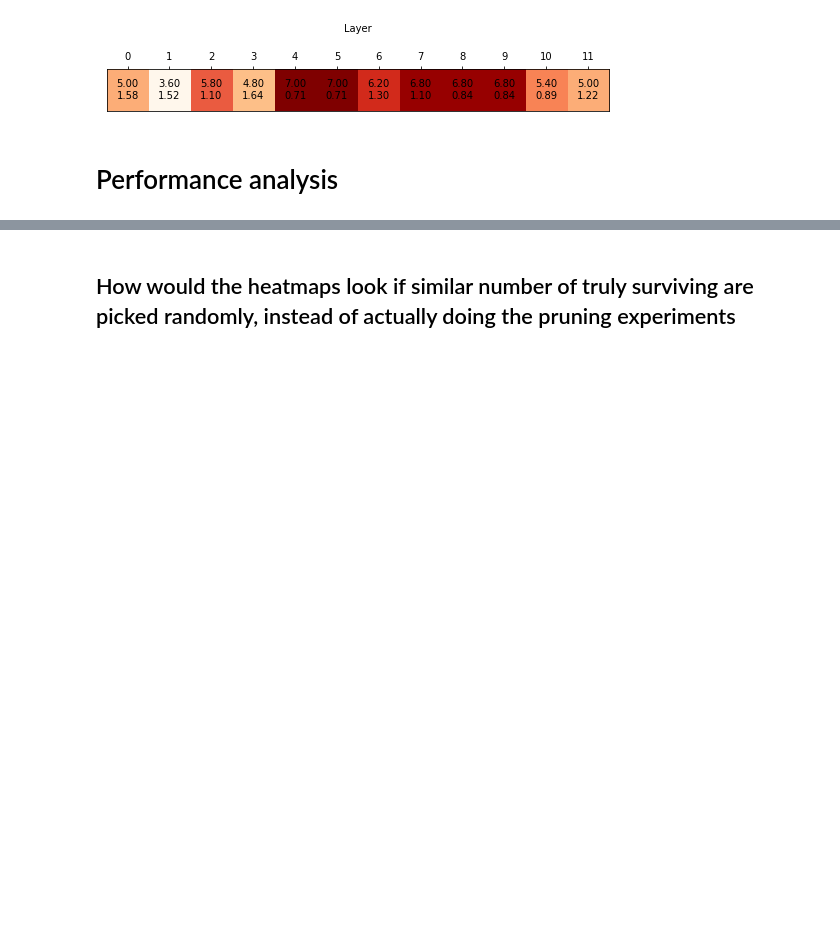
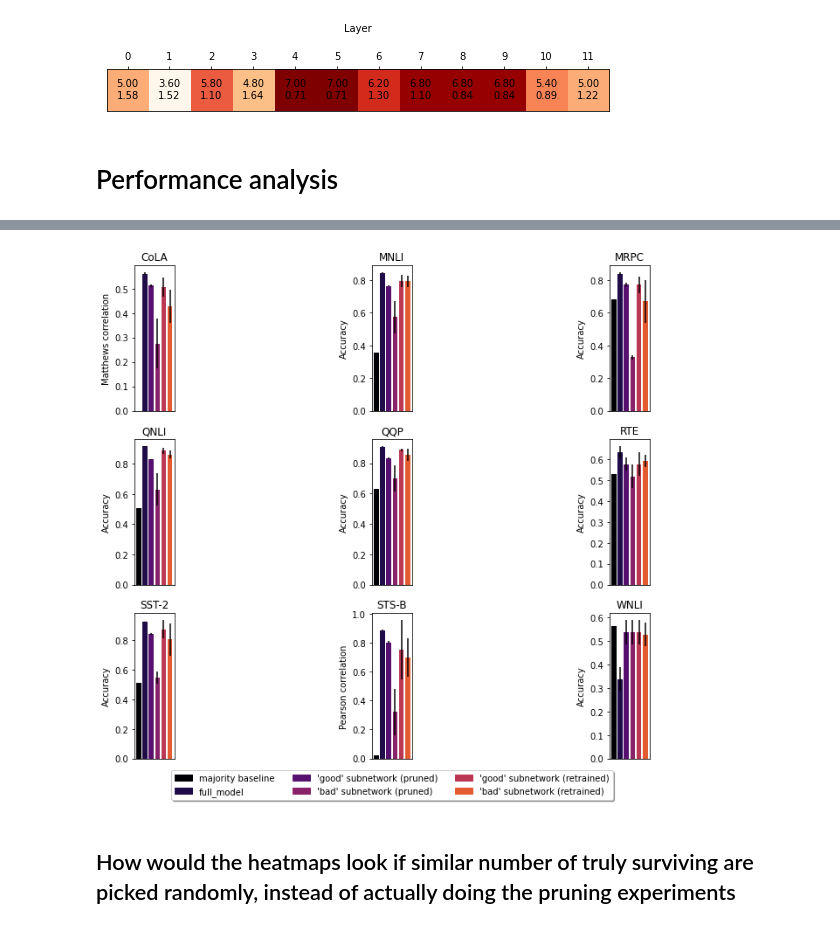
Before and after one commit to sai-prasanna/bert-experiments, a Jupyter notebook: experiment_analysis/mask_analysis.ipynb, the cells around one changed output, grey strips where cells are left out. Cells and saved outputs as stored; diff of their text form; code cells hidden in the pictures; blank space fills up the shorter version.

Commit message:
Add task evaluation pdf.

```diff
--- a/experiment_analysis/mask_analysis.ipynb
+++ b/experiment_analysis/mask_analysis.ipynb
@@ -265,8 +271,8 @@ show_mlps_heatmap(n_mlp_data, "mlp_heatmap_together.pdf")
 # %%
 evaluation_dir = pathlib.Path("../evaluate_masked")
 name_path = {
-    "freq_baseline": evaluation_dir / "freq_baseline" / "results.json",
-    "no_mask": evaluation_dir / "original_without_any_mask" / "baseline" / "results.json",
+    "majority baseline": evaluation_dir / "freq_baseline" / "results.json",
+    "full_model": evaluation_dir / "original_without_any_mask" / "baseline" / "results.json",
 
     # "head": evaluation_dir / "original_with_mask" / "baseline" / "results.json",
     # "head_random": evaluation_dir / "original_with_mask_random" / "baseline" / "results.json",
@@ -277,11 +283,11 @@ name_path = {
     # "mlp_invert": evaluation_dir / "original_with_mlp_mask_invert" / "baseline" / "results.json",
 
     # "head+mlp": evaluation_dir / "original_with_mlp_mask_head_mask" / "baseline" / "results.json",
-    "head+mlp_together": evaluation_dir / "original_with_mlp_mask_head_mask_together" / "baseline" / "results.json",
-    "bad_head+mlp_together": evaluation_dir / "original_with_mlp_mask_head_mask_together_bad" / "baseline" / "results.json",
+    "'good' subnetwork (pruned)": evaluation_dir / "original_with_mlp_mask_head_mask_together" / "baseline" / "results.json",
+    "'bad' subnetwork (pruned)": evaluation_dir / "original_with_mlp_mask_head_mask_together_bad" / "baseline" / "results.json",
 
-    "retrain_head+mlp_together": evaluation_dir / "retrain_with_mlp_mask_head_mask_together" / "baseline" / "results.json",
-    "retrain_bad_head+mlp_together": evaluation_dir / "retrain_with_mlp_mask_head_mask_together_bad" / "baseline" / "results.json",
+    "'good' subnetwork (retrained)": evaluation_dir / "retrain_with_mlp_mask_head_mask_together" / "baseline" / "results.json",
+    "'bad' subnetwork (retrained)": evaluation_dir / "retrain_with_mlp_mask_head_mask_together_bad" / "baseline" / "results.json",
 
     # "retrain_head_random": evaluation_dir / "retrain_with_random_head_mask" / "baseline" / "results.json",
     # "retrain_head_invert": evaluation_dir / "retrain_with_invert_head_mask" / "baseline" / "results.json",
@@ -292,25 +298,3 @@ for name, path in name_path.items():
     with path.open() as f:
         metrics = json.load(f)
     analyzed_metrics.append((name, metrics))
-
-def plot_task_metrics(experiment_metrics, task, title):
-    experiment_metrics = [(name, flatten_metrics(metrics)) for name, metrics in experiment_metrics]
-
-    experiment_names = [e_m[0] for e_m in experiment_metrics]
-    metrics_data = [e_m[1] for e_m in experiment_metrics]
-
-    x_pos = np.arange(len(experiment_names))
-    means = [m[task]["mean"] for m in metrics_data]
-    errors = [m[task]["stdv"] for m in metrics_data]
-    fig, ax = plt.subplots(figsize=(5, 5))
-    ax.bar(x_pos, means, yerr=errors, align='center', color="#ea593f")
-    ax.set_ylabel(metrics_data[0][task]["metric"])
-    ax.set_xticks(x_pos)
-    ax.set_xticklabels(experiment_names, rotation='vertical')
-    ax.set_title(f"{title} : {task}")
-    ax.yaxis.grid(True)
-    plt.tight_layout()
-    plt.show()
-
-
-plot_all_task_metrics(analyzed_metrics, "Masking")
@@ -327,3 +398,7 @@ plot_all_task_metrics(analyzed_metrics, "Masking")
+# %%
+plot_all_task_metrics(analyzed_metrics)
+# %% [output]
+[figure, added]
 # %% [markdown]
 ## How would the heatmaps look if similar number of truly surviving are picked randomly, instead of actually doing the pruning experiments
 # %%
```
Also changed, not shown: parts of 3 cells of this notebook, 1 other file.
